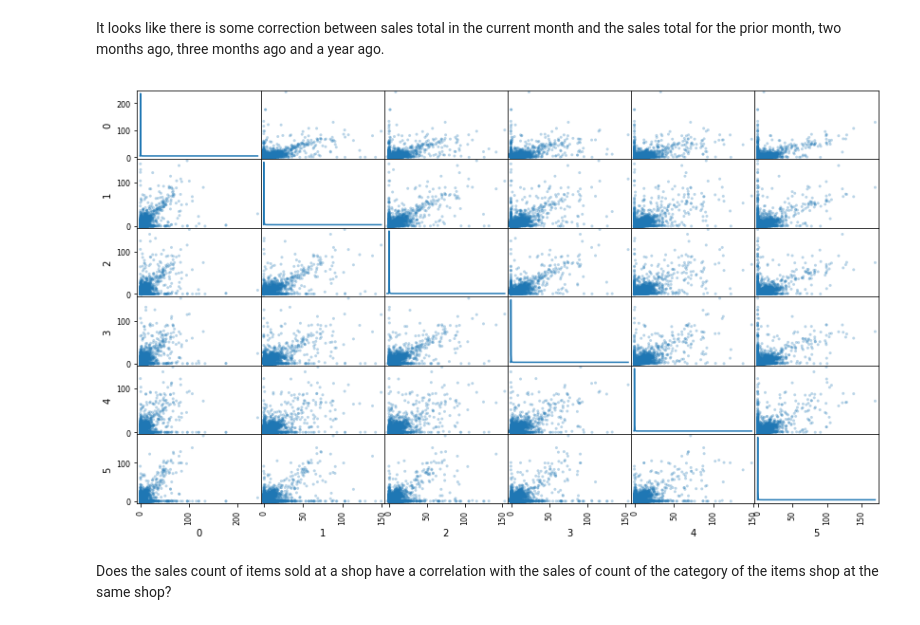
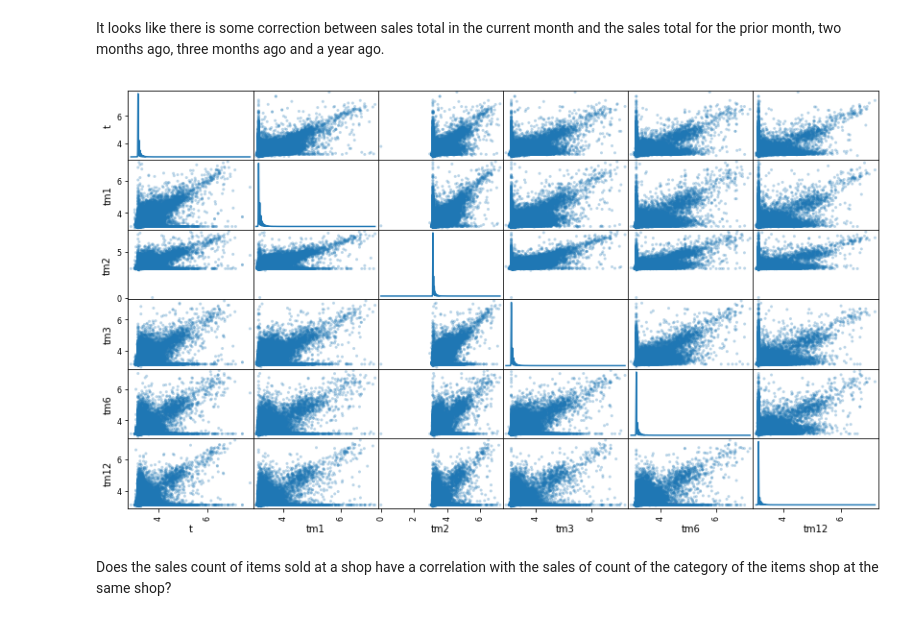
Before and after one commit to dylan-chu/Machine-Learning-Capstone, a Jupyter notebook: data_exploration.ipynb, the cells around one changed output. Drawn from its saved outputs; the diff is of its cells as text; code cells hidden in the pictures.

Commit message:
Clean up data preparation notebook

```diff
--- a/data_exploration.ipynb
+++ b/data_exploration.ipynb
@@ -187,17 +187,12 @@ pd.plotting.scatter_matrix(item_sales_data, alpha = 0.3, figsize = (12,12), diag
 [figure]
 # %% [markdown]
 It looks like there is some correction between sales total in the current month and the sales total for the prior month, two months ago, three months ago and a year ago.
-# %%
-from sklearn.preprocessing import StandardScaler
-
-scaler = StandardScaler()
-scaler.fit(item_sales_data)
-scaled_data = scaler.transform(item_sales_data)
-scaled_data_df = pd.DataFrame(data=scaled_data)
-# %%
-pd.plotting.scatter_matrix(scaled_data_df, alpha = 0.3, figsize = (12,12), diagonal = 'hist');
-# %% [output]
-[figure, removed]
+# %%
+#The minimum value is -22 so we 23 to each value and apply logarithmic scaling
+scaled_data = np.log(item_sales_data + 23)
+pd.plotting.scatter_matrix(scaled_data, alpha = 0.3, figsize = (14,8), diagonal = 'kde');
+# %% [output]
+[figure, added]
 # %% [markdown]
 Does the sales count of items sold at a shop have a correlation with the sales of count of the category of the items shop at the same shop?
 # %%
```
Also changed, not shown: parts of 6 cells of this notebook.
